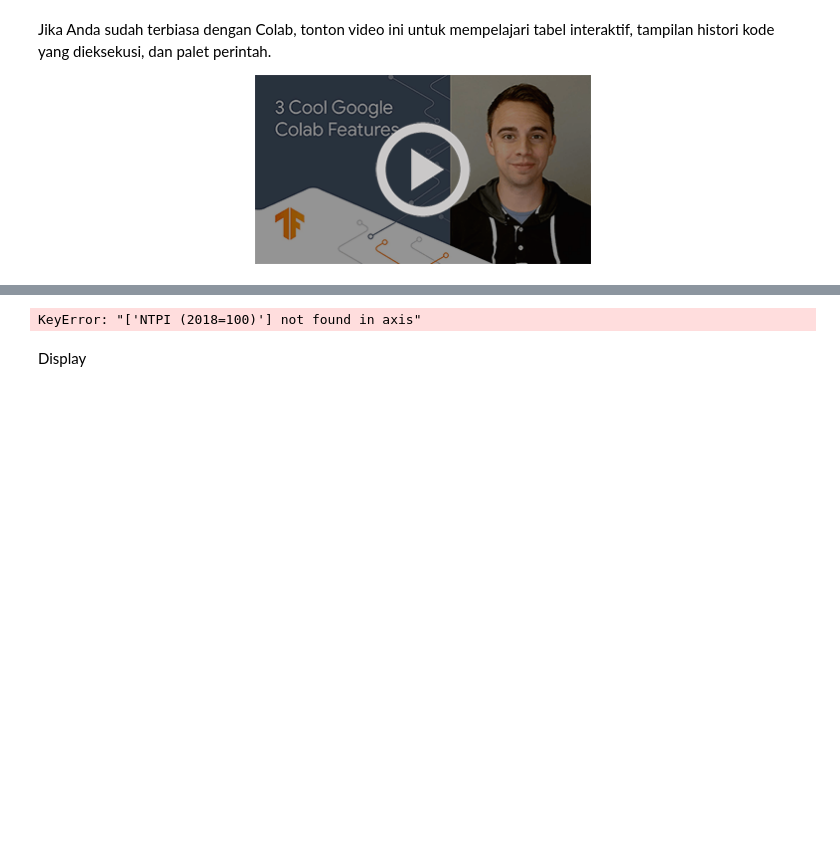
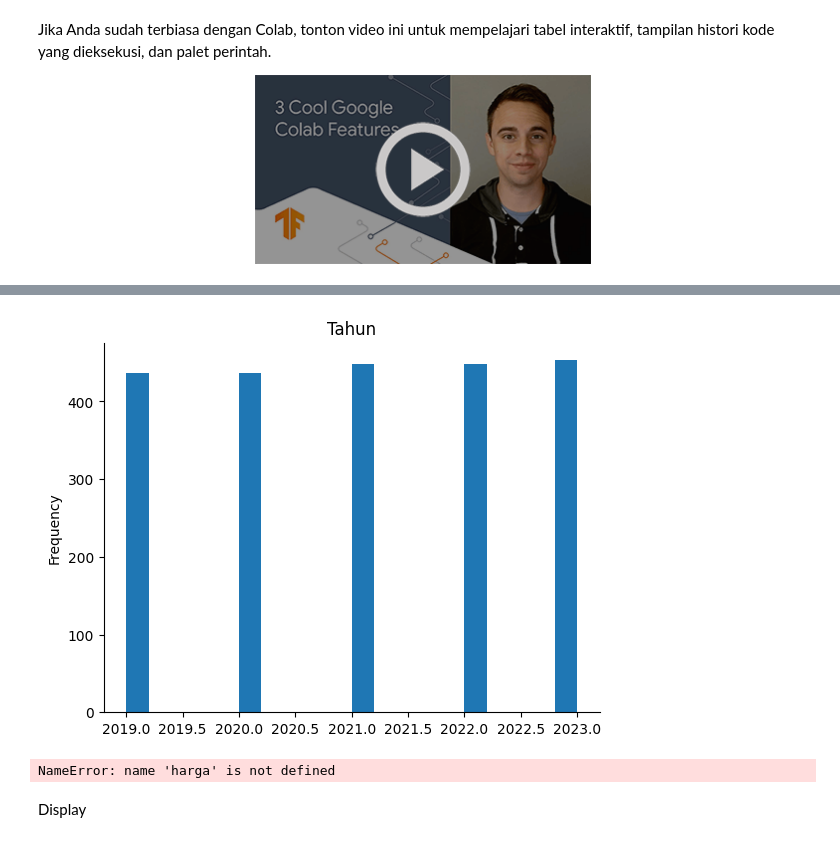
Before and after one commit to AryaPratamaPutra-10/AryaPratamaPutra-10, a Jupyter notebook: Analisis Data.ipynb, the cells around one changed output, grey strips where cells are left out. Drawn from its saved outputs; the diff is of its cells as text; code cells hidden in the pictures; blank space fills up the shorter version.

```diff
--- a/Analisis Data.ipynb
+++ b/Analisis Data.ipynb
@@ -56 +51,4 @@ Index(['Sektor NTPI (2018=100)', 'Unnamed: 1', 'Unnamed: 2', 'Unnamed: 3',
       dtype='object')
+# %%
+df = pd.read_csv('/content/Harga_Lele.csv', sep=';')
+df.head()
@@ -57,11 +152,19 @@ Index(['Sektor NTPI (2018=100)', 'Unnamed: 1', 'Unnamed: 2', 'Unnamed: 3',
+# %%
+# @title Tahun
+
+from matplotlib import pyplot as plt
+df['Tahun'].plot(kind='hist', bins=20, title='Tahun')
+plt.gca().spines[['top', 'right',]].set_visible(False)
+# %% [output]
+[figure, added]
 # %%
-nama_kolom_target = 'NTPI (2018=100)'
+#nama_kolom_target = 'NTPI (2018=100)'
 
 # Memisahkan fitur (X) dan target (y)
 x = harga.drop(columns=[nama_kolom_target])  # Gunakan nama kolom target yang telah diidentifikasi
 y = harga[nama_kolom_target]
 # %% [output]
-KeyError: "['NTPI (2018=100)'] not found in axis"
+NameError: name 'harga' is not defined
 # %% [markdown]
 Display
 # %% [markdown]
```
Also changed, not shown: parts of 4 cells of this notebook.
